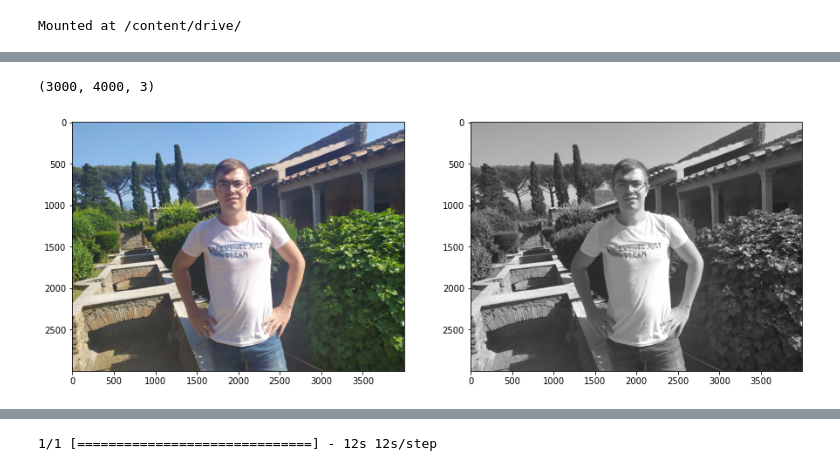
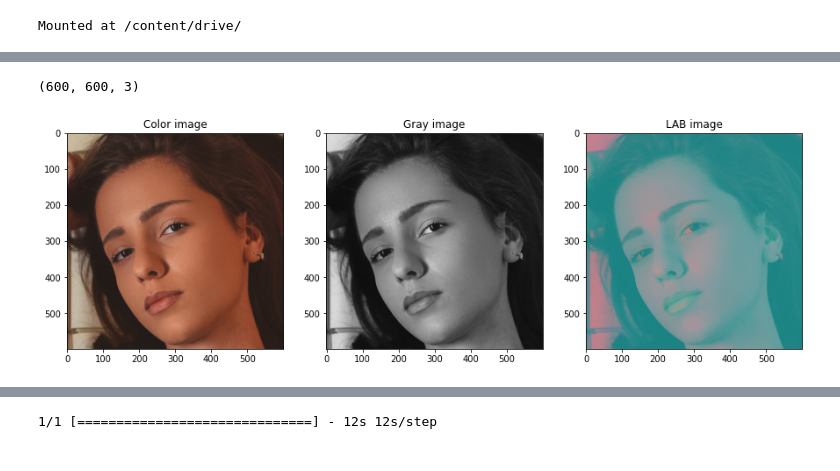
Before and after one commit to pulsatil1/b-w_photos_colorizer, a Jupyter notebook: colorizer.ipynb, the cells around one changed output, grey strips where cells are left out. Cells and saved outputs as stored; diff of their text form; code cells hidden in the pictures.

```diff
--- a/colorizer.ipynb
+++ b/colorizer.ipynb
@@ -20,8 +25,9 @@ drive.mount('/content/drive/')
 # %% [output]
 Mounted at /content/drive/
 # %%
-directory = "/content/drive/Othercomputers/Iliya-PC/GrayPhoto"
-input_dir = os.path.join(directory, "train")
+# directory = "/content/drive/Othercomputers/Iliya-PC/GrayPhoto"
+directory = "/content/drive/MyDrive/projects"
+input_dir = os.path.join(directory, "training_real_faces")
 input_img_paths = [f for f in os.listdir(input_dir) if f.endswith(".jpg")]
 input_img_paths = sorted([os.path.join(input_dir, fname) for fname in input_img_paths])
 
@@ -31,13 +50,19 @@ Number of samples: 185
 # %%
-idx = 120
+samples = len(input_img_paths)
+idx = 25
 
 img = cv2.cvtColor(cv2.imread(input_img_paths[idx]), cv2.COLOR_BGR2RGB)
-grey = cv2.cvtColor(cv2.imread(input_img_paths[idx]), cv2.COLOR_BGR2GRAY)
+img_lab = cv2.cvtColor(img, cv2.COLOR_RGB2Lab)
+grey = cv2.cvtColor(img, cv2.COLOR_RGB2GRAY)
 
-plt.subplot(121), plt.imshow(img)
-plt.subplot(122), plt.imshow(grey, cmap='gray')
+plt.subplot(131), plt.imshow(img)
+plt.title("Color image")
+plt.subplot(132), plt.imshow(grey, cmap='gray')
+plt.title("Gray image")
+plt.subplot(133), plt.imshow(img_lab)
+plt.title("LAB image")
 
 print(img.shape)
 # %% [output]
-(3000, 4000, 3)
+(600, 600, 3)
-[figure, old version]
+[figure, new version]
```
Also changed, not shown: parts of 22 cells of this notebook.
